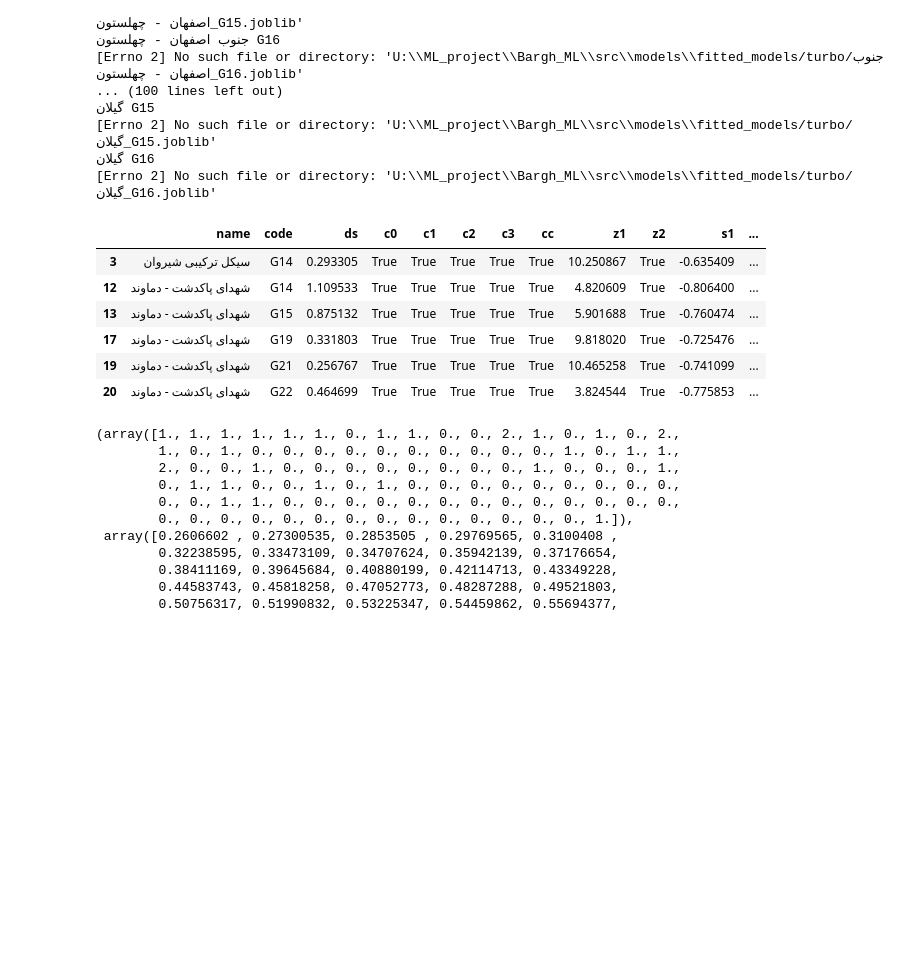
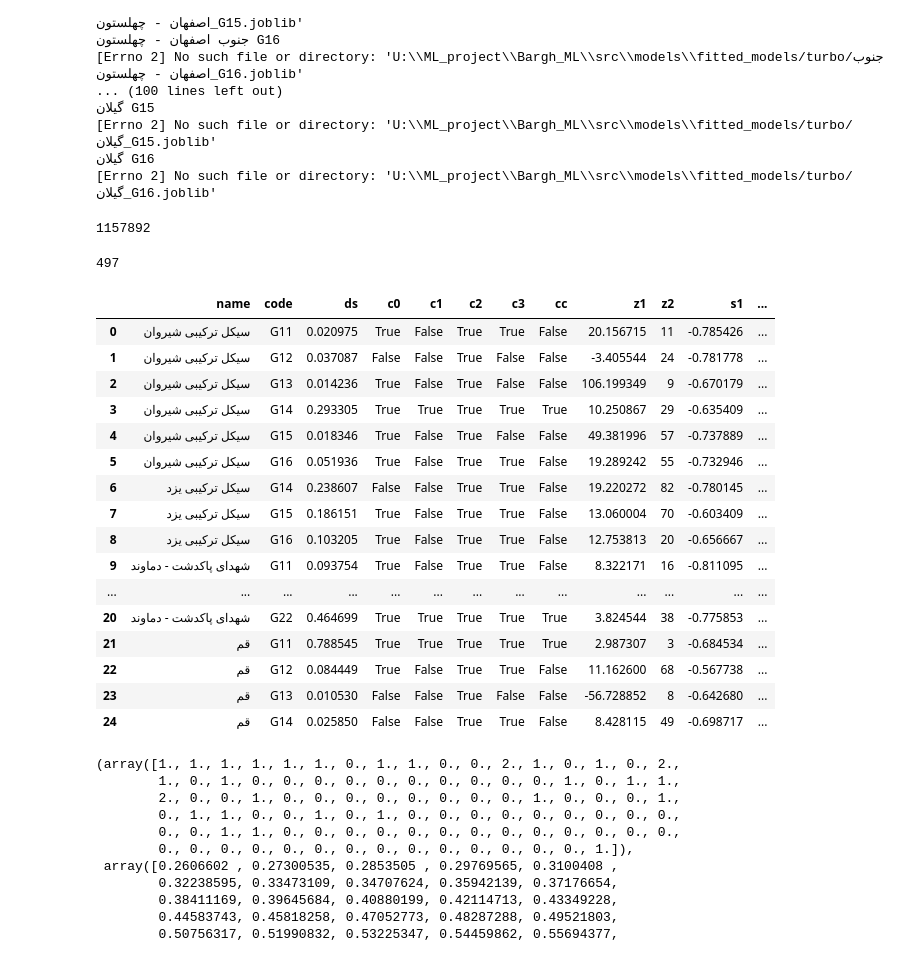
Before and after one commit to SHSMJ200/Bargh_ML, a Jupyter notebook: src/models/jupyter_files/visualize_models.ipynb, the cells around one changed output. Saved outputs shown, nothing was run; the diff lists cells and outputs as text; code cells hidden in the pictures; blank space fills up the shorter version.

```diff
--- a/src/models/jupyter_files/visualize_models.ipynb
+++ b/src/models/jupyter_files/visualize_models.ipynb
@@ -38,15 +38,13 @@ for (pp_code, pp_name, unit_code), g in grouped:
     coefs[(pp_name, unit_code)] = (latest_row["a1IndexGas"], latest_row["b1IndexGas"])
 # %%
 color_map = {
-    1: "purple",
-    2: "orange",
-    3: "pink",
-    4: "blue",
-    5: "black",
-    6: "red",
-    7: "green",
-    8: "gray",
-    9: "brown"
+    0: "purple",
+    1: "orange",
+    2: "pink",
+    3: "blue",
+    4: "black",
+    5: "red",
+    6: "green"
 }
 # %%
 def _add_model_prediction(
@@ -185,15 +183,20 @@ def train_and_test_model(X, y, is_turbo, name, code):
     y_pred_test = model.predict(X_test)
     rmse_error_test = compute_relative_rmse(y_pred_test, y_test)
     return rmse_error_train, rmse_error_test, y_pred_train - y_train, y_pred_test - y_test
+# %%
+len(df)
+# %% [output]
+1157892
 # %%
 from src.models.filter_data.filter_data import turbo_dict
 import pandas as pd
+power_plants = df[['name', 'code']].drop_duplicates()
 
 rows = []
+ds_n_c_plot = Data_selector(Data_selector(df).select_peaks(goodness=5,is_tight=True))
 for row in power_plants.itertuples():
     name, code = row.name, row.code
-    ds_n_c_plot = Data_selector(Data_selector(df).select_peaks(goodness=6))
-    df_n_c_plot = ds_n_c_plot.filter_name_code(name_plot, code_plot)
+    df_n_c_plot = ds_n_c_plot.filter_name_code(name, code)
     if not turbo_dict[name][code]:
         continue
     try:
@@ -215,9 +218,9 @@ for row in power_plants.itertuples():
             "c1": abs(s1 - s2) >= 0.25,
             "c2": abs(s1 - s2) < 2.5,
             "c3": (x1 < xp < x2),
-            "cc": (0 > s1 > s2) and (x1 < xp < x2) and 2.5 > abs(s1 - s2) >= 0.25 and z2>5,
+            "cc": (0 > s1 > s2) and (x1 < xp < x2) and 2.5 > abs(s1 - s2) >= 0.25,
             "z1" : x2-xp,
-            "z2" : z2>5,
+            "z2" : z2,
             "s1": s1,
             "s2": s2,
             "int_point": model.info["inter_point"],
@@ -225,20 +228,38 @@ for row in power_plants.itertuples():
         })
     except Exception as e:
         print(name, code,e)
+    if name == "سبلان" and code == "G14":
+        break
 
 # ساخت DataFrame نهایی
 results_df = pd.DataFrame(rows)
+# %%
+len(ds_n_c_plot.df)
+df_n_c_plot = ds_n_c_plot.filter_name_code(name, code)
+len(df_n_c_plot)
+# %% [output]
+497
 # %%
 vr = results_df[results_df["cc"]]
-vr
+results_df
 # %% [output]
 |  | name | code | ds | c0 | c1 | c2 | c3 | cc | z1 | z2 | s1 | ... |
-| 3 | سیکل ترکیبی شیروان | G14 | 0.293305 | True | True | True | True | True | 10.250867 | True | -0.635409 | ... |
-| 12 | شهدای پاکدشت - دماوند | G14 | 1.109533 | True | True | True | True | True | 4.820609 | True | -0.806400 | ... |
-| 13 | شهدای پاکدشت - دماوند | G15 | 0.875132 | True | True | True | True | True | 5.901688 | True | -0.760474 | ... |
-| 17 | شهدای پاکدشت - دماوند | G19 | 0.331803 | True | True | True | True | True | 9.818020 | True | -0.725476 | ... |
-| 19 | شهدای پاکدشت - دماوند | G21 | 0.256767 | True | True | True | True | True | 10.465258 | True | -0.741099 | ... |
-| 20 | شهدای پاکدشت - دماوند | G22 | 0.464699 | True | True | True | True | True | 3.824544 | True | -0.775853 | ... |
+| 0 | سیکل ترکیبی شیروان | G11 | 0.020975 | True | False | True | True | False | 20.156715 | 11 | -0.785426 | ... |
+| 1 | سیکل ترکیبی شیروان | G12 | 0.037087 | False | False | True | False | False | -3.405544 | 24 | -0.781778 | ... |
+| 2 | سیکل ترکیبی شیروان | G13 | 0.014236 | True | False | True | False | False | 106.199349 | 9 | -0.670179 | ... |
+| 3 | سیکل ترکیبی شیروان | G14 | 0.293305 | True | True | True | True | True | 10.250867 | 29 | -0.635409 | ... |
+| 4 | سیکل ترکیبی شیروان | G15 | 0.018346 | True | False | True | False | False | 49.381996 | 57 | -0.737889 | ... |
+| 5 | سیکل ترکیبی شیروان | G16 | 0.051936 | True | False | True | True | False | 19.289242 | 55 | -0.732946 | ... |
+| 6 | سیکل ترکیبی یزد | G14 | 0.238607 | False | False | True | True | False | 19.220272 | 82 | -0.780145 | ... |
+| 7 | سیکل ترکیبی یزد | G15 | 0.186151 | True | False | True | True | False | 13.060004 | 70 | -0.603409 | ... |
+| 8 | سیکل ترکیبی یزد | G16 | 0.103205 | True | False | True | True | False | 12.753813 | 20 | -0.656667 | ... |
+| 9 | شهدای پاکدشت - دماوند | G11 | 0.093754 | True | False | True | True | False | 8.322171 | 16 | -0.811095 | ... |
+| ... | ... | ... | ... | ... | ... | ... | ... | ... | ... | ... | ... | ... |
+| 20 | شهدای پاکدشت - دماوند | G22 | 0.464699 | True | True | True | True | True | 3.824544 | 38 | -0.775853 | ... |
+| 21 | قم | G11 | 0.788545 | True | True | True | True | True | 2.987307 | 3 | -0.684534 | ... |
+| 22 | قم | G12 | 0.084449 | True | False | True | True | False | 11.162600 | 68 | -0.567738 | ... |
+| 23 | قم | G13 | 0.010530 | False | False | True | False | False | -56.728852 | 8 | -0.642680 | ... |
+| 24 | قم | G14 | 0.025850 | False | False | True | True | False | 8.428115 | 49 | -0.698717 | ... |
 # %%
 import matplotlib.pyplot as plt
 
```
Also changed, not shown: 6 other files.
